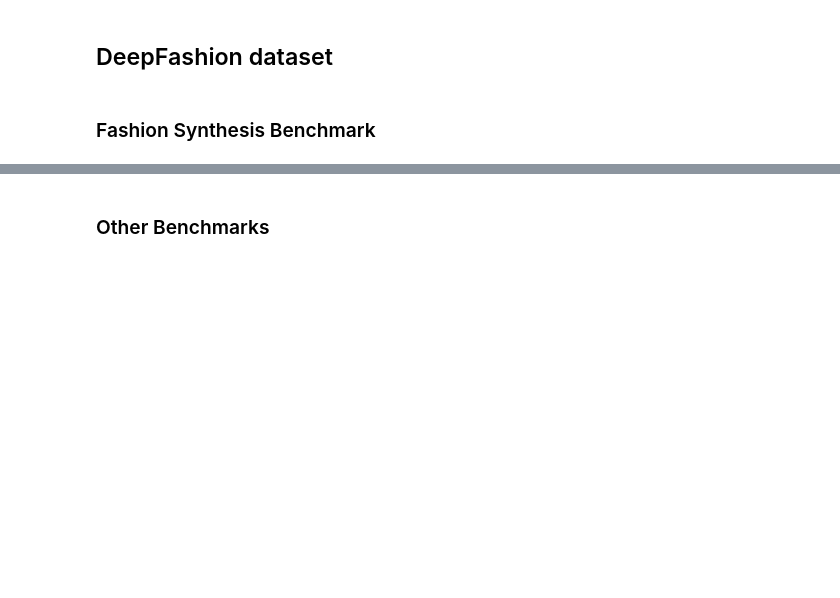
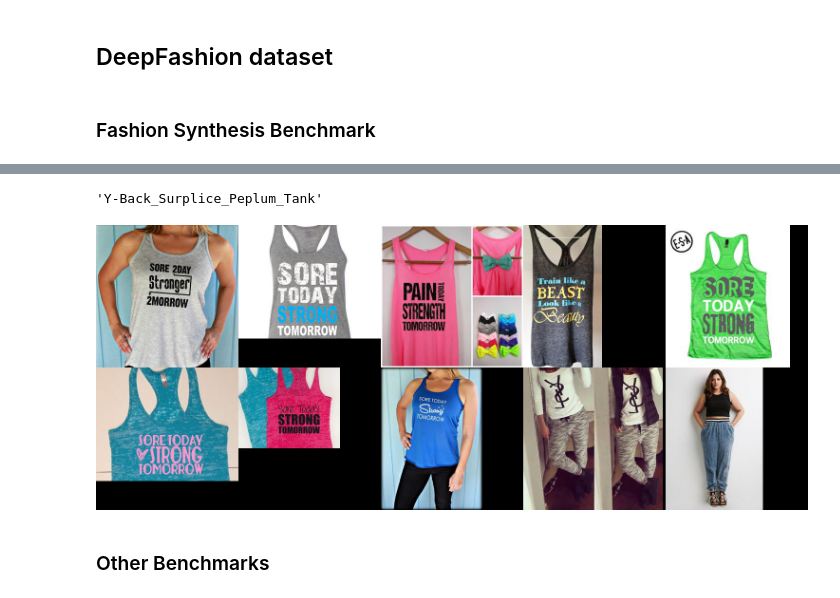
Before and after one commit to guyk1971/PyTorch-VAE, a Jupyter notebook: my_experiments/sandbox/DeepFashion-x.ipynb, the cells around one changed output, grey strips where cells are left out. Saved outputs shown, nothing was run; the diff lists cells and outputs as text; code cells hidden in the pictures; blank space fills up the shorter version.

```diff
--- a/my_experiments/sandbox/DeepFashion-x.ipynb
+++ b/my_experiments/sandbox/DeepFashion-x.ipynb
@@ -147,0 +549,9 @@ for k in b.keys():
+# %%
+# get image stats
+img_indxs = [i for i in range(len(img_fn))]
+avg_img = np.zeros_like(Image.open(img_fn[0]),dtype=np.float64)
+for i,idx in enumerate(img_indxs):
+    img=Image.open(img_fn[idx])
+    avg_img+=np.asarray(img)
+avg_img = avg_img/len(img_indxs)
+# Image.fromarray(np.uint8(avg_img))
@@ -147,0 +623,3 @@ for k in b.keys():
+# %%
+img_fn=[i for i in Glob(f'{dataset_path}/img/**/*.jpg',recursive=True)] #  if 'side' in i]
+img_hres_fn = [i for i in Glob(f"{os.path.join(dataset_path,'img_highres')}/**/*.jpg",recursive=True)]
@@ -148,3 +645,12 @@ for k in b.keys():
+# %%
+os.path.basename(os.path.dirname(img_fn[0]))
+# %% [output]
+'Y-Back_Surplice_Peplum_Tank'
+# %%
+imgs=[Image.open(f) for f in img_fn[100:110]]
+image_grid(imgs,2,5)
+# %% [output]
+[figure, added]
 # %% [markdown]
 ### Other Benchmarks
 # %%
```
Also changed, not shown: parts of 90 cells of this notebook, 2 other files.
